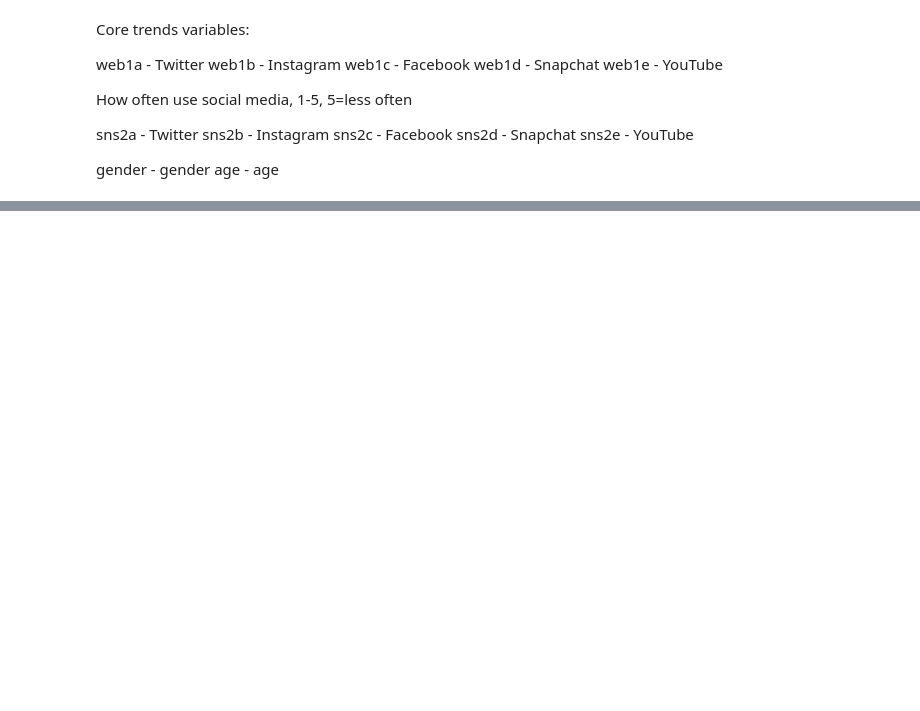
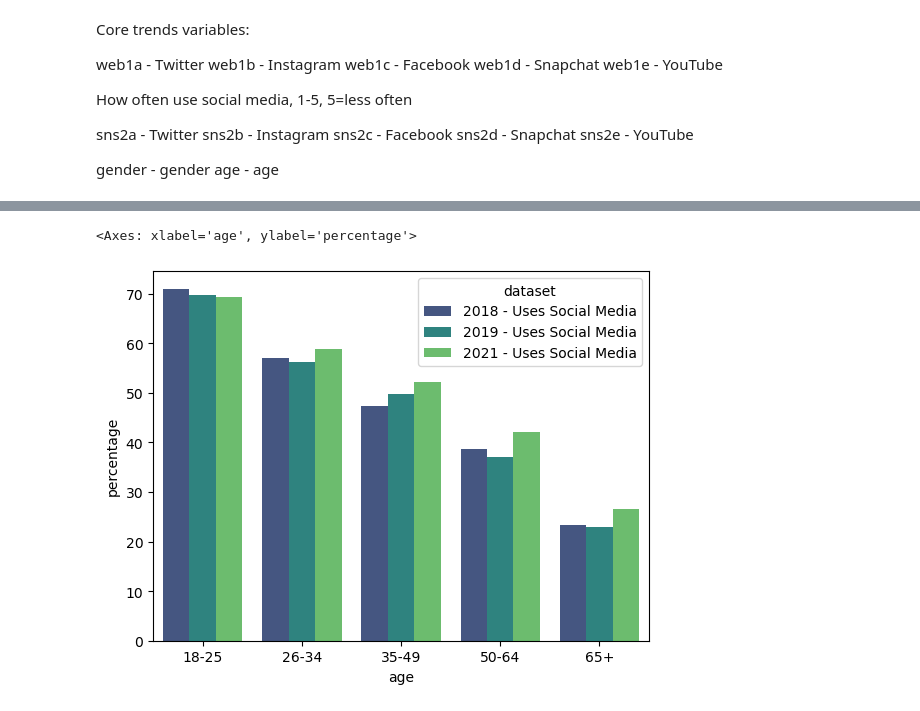
Before and after one commit to uic-cs418/group-project-gamon, a Jupyter notebook: synthia.ipynb, the cells around one changed output, grey strips where cells are left out. Cells and saved outputs as stored; diff of their text form; code cells hidden in the pictures; blank space fills up the shorter version.

Commit message:
Created first decent graph

```diff
--- a/synthia.ipynb
+++ b/synthia.ipynb
@@ -411,0 +99,16 @@ plt.legend(loc='upper right', bbox_to_anchor=(1.25,1))
+# %%
+# SMUse_sum_CoreTrends2018 = CoreTrends2018_long.groupby(['age']).agg(count=('value', 'count'))
+# SMUse_sum_CoreTrends2019 = CoreTrends2019_long.groupby(['age']).agg(count=('value', 'count'))
+# SMUse_sum_CoreTrends2021 = CoreTrends2021_long.groupby(['age']).agg(count=('value', 'count'))
+totalcount_CoreTrends2018 = CoreTrends2018_long.groupby(['age']).agg(count=('value', 'count'))
+totalcount_CoreTrends2019 = CoreTrends2019_long.groupby(['age']).agg(count=('value', 'count'))
+totalcount_CoreTrends2021 = CoreTrends2021_long.groupby(['age']).agg(count=('value', 'count'))
+# %%
+filtered2018 = CoreTrends2018_long[CoreTrends2018_long['value'] == '1']
+filtered2019 = CoreTrends2019_long[CoreTrends2019_long['value'] == 1]
+filtered2021 = CoreTrends2021_long[CoreTrends2021_long['value'] == 1]
+
+
+SMUse_sum_CoreTrends2018 = filtered2018.groupby(['age']).agg(count=('value', 'count'))
+SMUse_sum_CoreTrends2019 = filtered2019.groupby(['age']).agg(count=('value', 'count'))
+SMUse_sum_CoreTrends2021 = filtered2021.groupby(['age']).agg(count=('value', 'count'))
@@ -411,0 +125,9 @@ plt.legend(loc='upper right', bbox_to_anchor=(1.25,1))
+# %%
+perc_CoreTrends2018 = pd.merge(totalcount_CoreTrends2018, SMUse_sum_CoreTrends2018, left_on='age', right_index=True, suffixes=('_total', '_uses'))
+perc_CoreTrends2018['percentage'] = (perc_CoreTrends2018['count_uses'] / perc_CoreTrends2018['count_total']) * 100
+
+perc_CoreTrends2019 = pd.merge(totalcount_CoreTrends2019, SMUse_sum_CoreTrends2019, left_on='age', right_index=True, suffixes=('_total', '_uses'))
+perc_CoreTrends2019['percentage'] = (perc_CoreTrends2019['count_uses'] / perc_CoreTrends2019['count_total']) * 100
+
+perc_CoreTrends2021 = pd.merge(totalcount_CoreTrends2021, SMUse_sum_CoreTrends2021, left_on='age', right_index=True, suffixes=('_total', '_uses'))
+perc_CoreTrends2021['percentage'] = (perc_CoreTrends2021['count_uses'] / perc_CoreTrends2021['count_total']) * 100
@@ -411,0 +144,10 @@ plt.legend(loc='upper right', bbox_to_anchor=(1.25,1))
+# %%
+SMUse_sum_CoreTrends2018 = perc_CoreTrends2018.reset_index()
+SMUse_sum_CoreTrends2019 = perc_CoreTrends2019.reset_index()
+SMUse_sum_CoreTrends2021 = perc_CoreTrends2021.reset_index()
+
+SMUse_sum_CoreTrends2018['dataset'] = '2018 - Uses Social Media'
+SMUse_sum_CoreTrends2019['dataset'] = '2019 - Uses Social Media'
+SMUse_sum_CoreTrends2021['dataset'] = '2021 - Uses Social Media'
+
+CoreTrends_SMUseSum_concat = pd.concat([SMUse_sum_CoreTrends2018,SMUse_sum_CoreTrends2019, SMUse_sum_CoreTrends2021])
@@ -411,0 +173,5 @@ plt.legend(loc='upper right', bbox_to_anchor=(1.25,1))
+# %%
+sns.barplot(data=CoreTrends_SMUseSum_concat, x='age', y='percentage', hue='dataset' ,palette='viridis')
+# %% [output]
+<Axes: xlabel='age', ylabel='percentage'>
+[figure, added]
```
Also changed, not shown: parts of 49 cells of this notebook, 2 other files.
